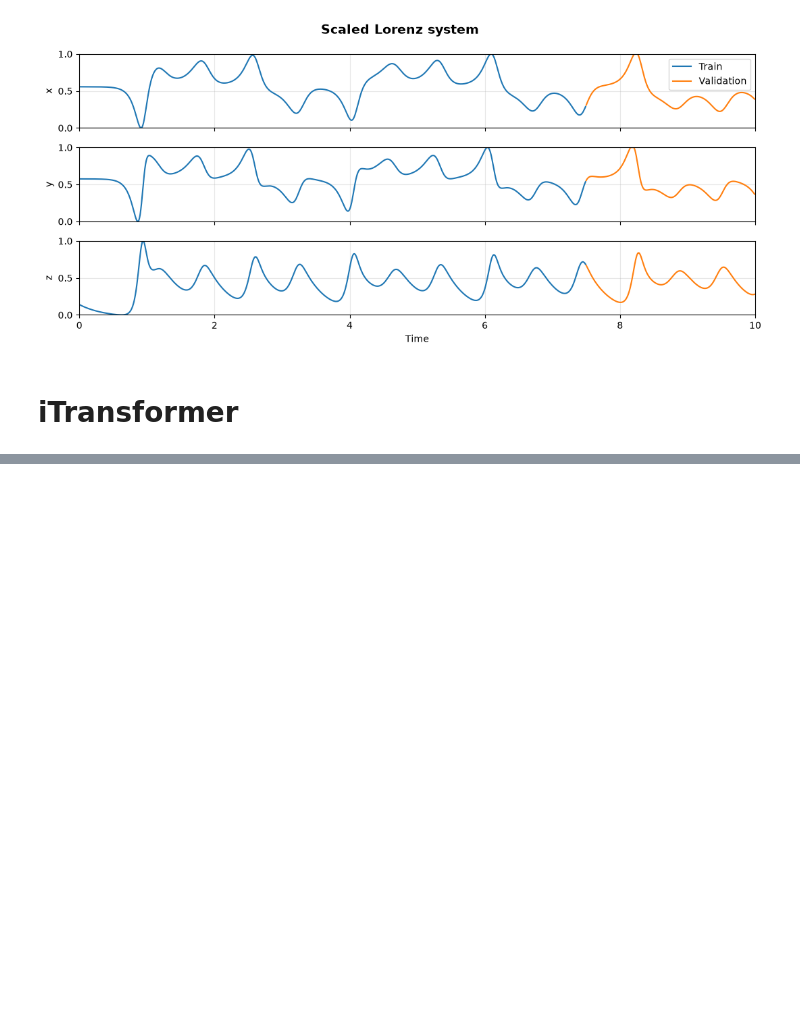
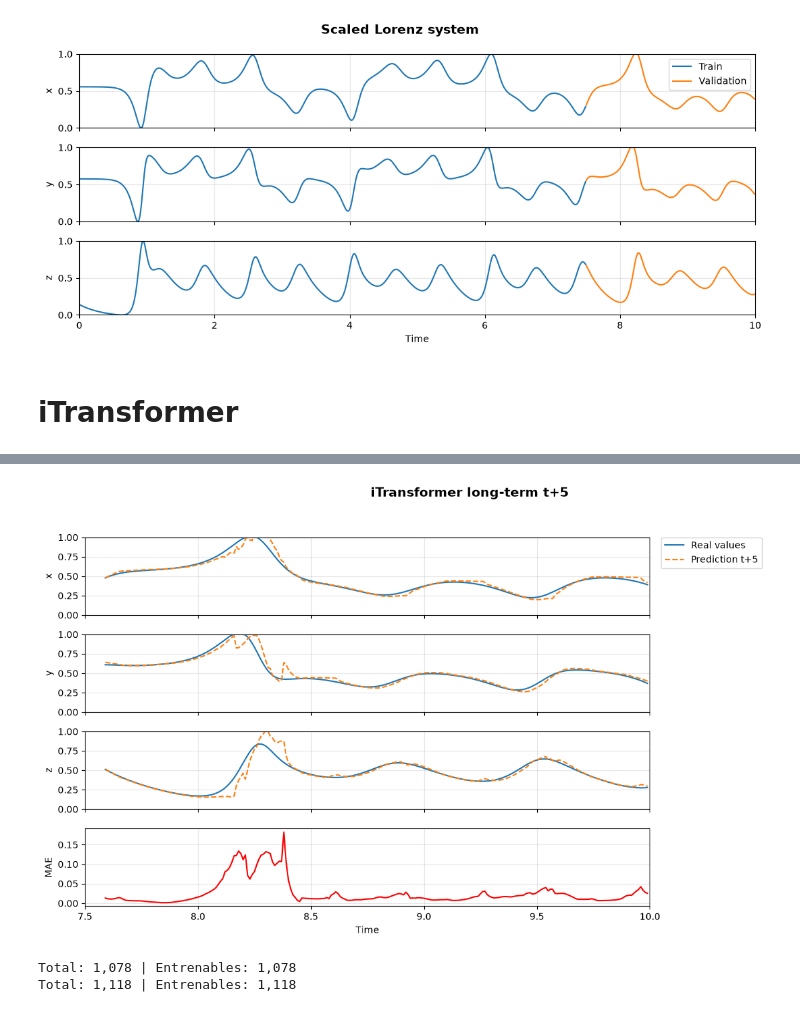
Before and after one commit to mariomeendezz/QML-for-multivariate-time-series-forecasting, a Jupyter notebook: src/07. iTransformer.ipynb, the cells around one changed output, grey strips where cells are left out. Drawn from its saved outputs; the diff is of its cells as text; code cells hidden in the pictures; blank space fills up the shorter version.

```diff
--- a/src/07. iTransformer.ipynb
+++ b/src/07. iTransformer.ipynb
@@ -291,0 +628,37 @@ class iTransformer_Model(nn.Module):
+# %%
+pred_x_long = pred_3d_long[:, :, 0]
+pred_y_long = pred_3d_long[:, :, 1]
+pred_z_long = pred_3d_long[:, :, 2]
+
+plot_preds_and_error(
+    pred_x_long,
+    pred_y_long,
+    pred_z_long,
+    mean_mae_t5_list,
+    time_val,
+    window_size,
+    val_scaled,
+    error="MAE",
+    horizon=horizon_long,
+    horizon_step=5,
+    title="iTransformer long-term t+5"
+)
+# %% [output]
+[figure, added]
+# %%
+def count_parameters(model):
+    # Total de parámetros
+    total = sum(p.numel() for p in model.parameters())
+    # Parámetros entrenables
+    trainable = sum(p.numel() for p in model.parameters() if p.requires_grad)
+
+    return total, trainable
+
+# Uso:
+total, trainable = count_parameters(model_iTransformer_short)
+print(f"Total: {total:,} | Entrenables: {trainable:,}")
+total, trainable = count_parameters(model_iTransformer_long)
+print(f"Total: {total:,} | Entrenables: {trainable:,}")
+# %% [output]
+Total: 1,078 | Entrenables: 1,078
+Total: 1,118 | Entrenables: 1,118
```
Also changed, not shown: parts of 16 cells of this notebook, 5 other files.
